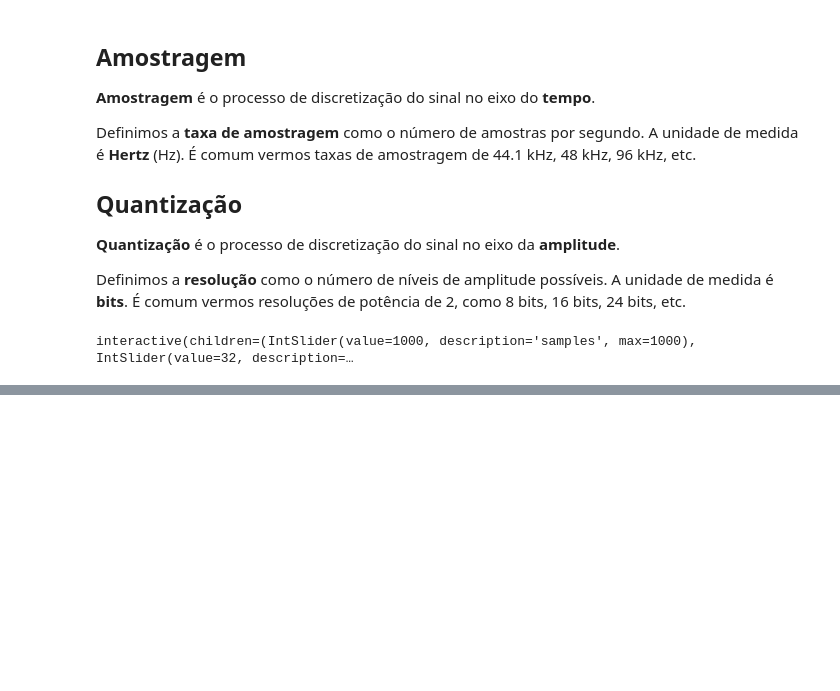
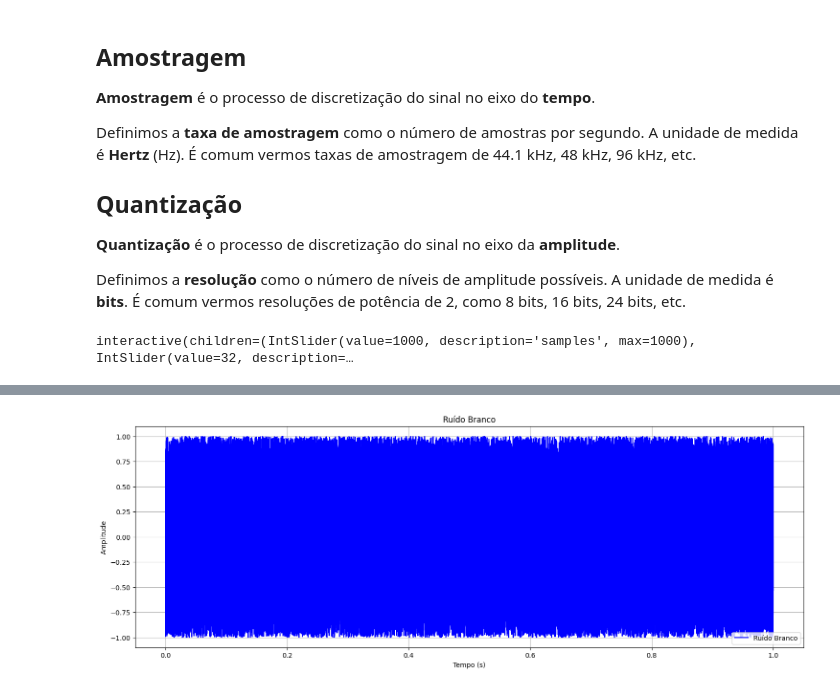
Before and after one commit to uspaudiotech/workshop-sintese, a Jupyter notebook: main.ipynb, the cells around one changed output, grey strips where cells are left out. Cells and saved outputs as stored; diff of their text form; code cells hidden in the pictures; blank space fills up the shorter version.

```diff
--- a/main.ipynb
+++ b/main.ipynb
@@ -75,0 +101,24 @@ interactive(children=(IntSlider(value=1000, description='samples', max=1000), In
+# %%
+# Ruído branco
+
+def ruido_branco(amostras=44100):
+    # Gera o ruído branco por 1 segundo
+    t = np.linspace(0, 1, 1 * amostras)
+    sinal = np.random.uniform(-1, 1, amostras)
+
+    # Gera o gráfico
+    plt.figure(figsize=(18, 6))
+    plt.plot(t, sinal, 'b-', label='Ruído Branco')
+    plt.grid(True)
+    plt.xlabel('Tempo (s)')
+    plt.ylabel('Amplitude')
+    plt.title('Ruído Branco')
+    plt.legend()
+    plt.show()
+
+    # Reproduz o sinal
+    display(Audio(sinal, rate=amostras))
+
+ruido_branco()
+# %% [output]
+[figure, added]
```
Also changed, not shown: parts of 13 cells of this notebook.
